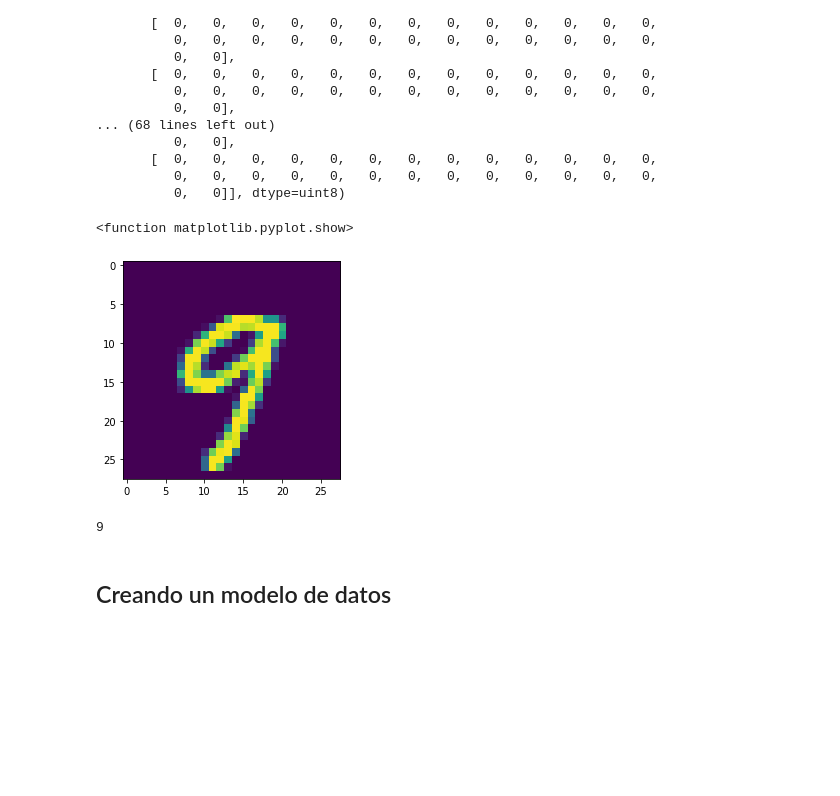
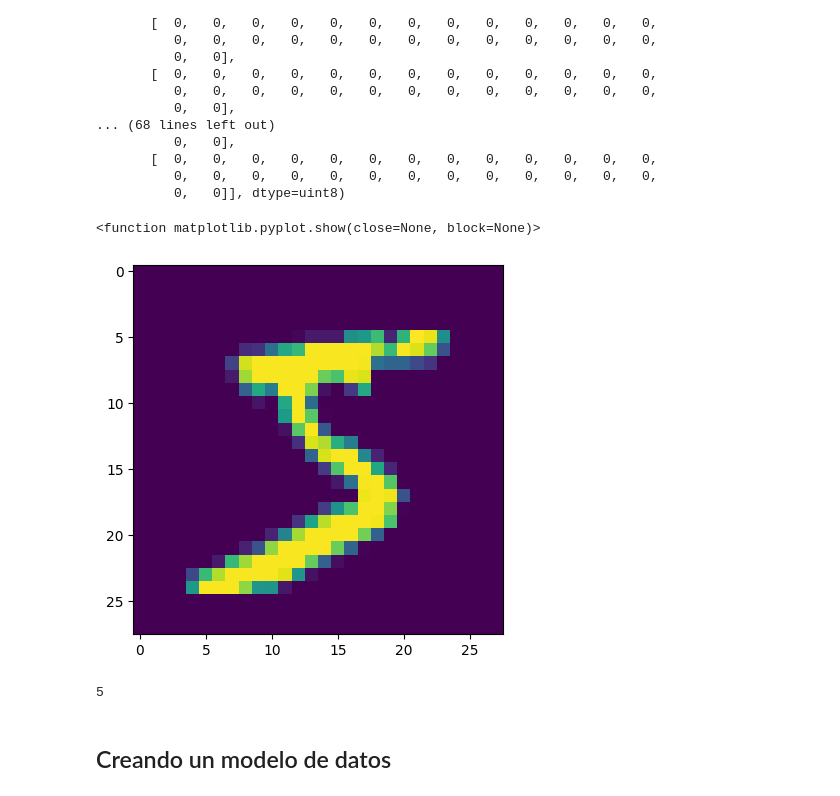
Before and after one commit to reinelruiz/taller_machine_learning, a Jupyter notebook: Tu_primera_red_neuronal_con_Keras.ipynb, the cells around one changed output. Saved outputs shown, nothing was run; the diff lists cells and outputs as text; code cells hidden in the pictures; blank space fills up the shorter version.

```diff
--- a/Tu_primera_red_neuronal_con_Keras.ipynb
+++ b/Tu_primera_red_neuronal_con_Keras.ipynb
@@ -40,15 +40,15 @@ array([[  0,   0,   0,   0,   0,   0,   0,   0,   0,   0,   0,   0,   0,
           0,   0,   0,   0,   0,   0,   0,   0,   0,   0,   0,   0,   0,
           0,   0]], dtype=uint8)
 # %%
-plt.imshow(train_data[45])
+plt.imshow(train_data[0])
 plt.show
 # %% [output]
-<function matplotlib.pyplot.show>
+<function matplotlib.pyplot.show(close=None, block=None)>
-[figure, old version]
+[figure, new version]
 # %%
-train_labels[45]
+train_labels[0]
 # %% [output]
-9
+5
 # %% [markdown]
 ## Creando un modelo de datos
 # %%
```
Also changed, not shown: parts of 11 cells of this notebook.
